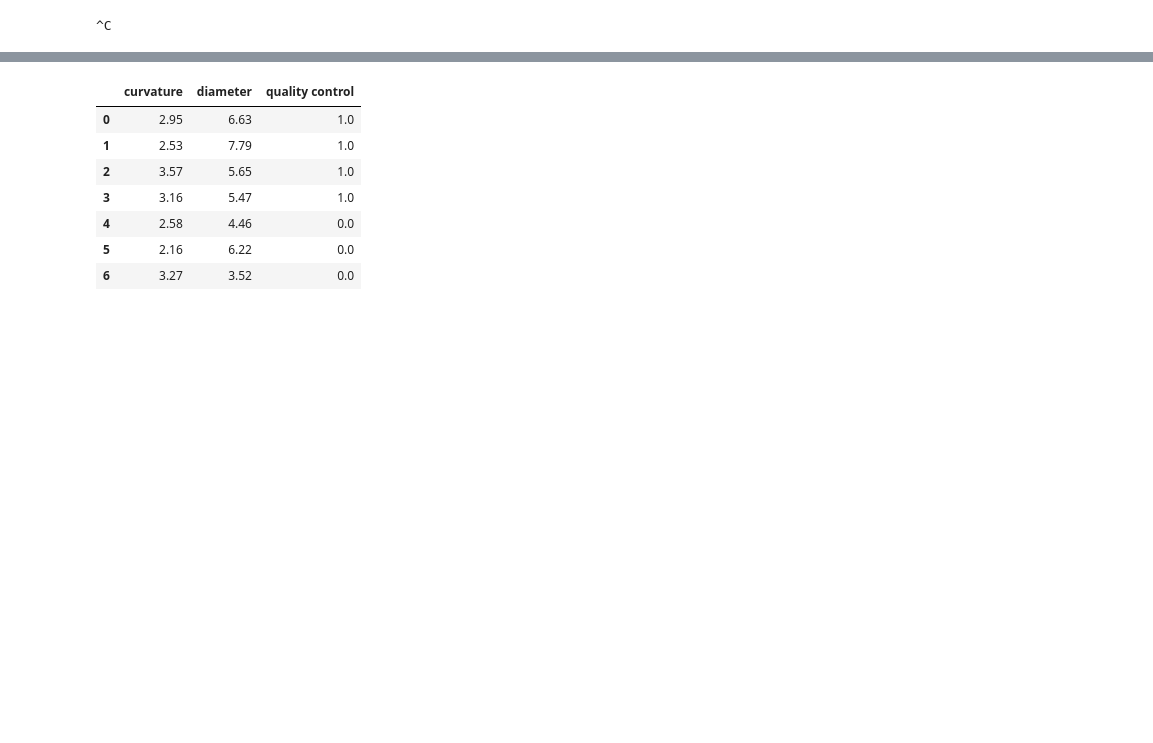
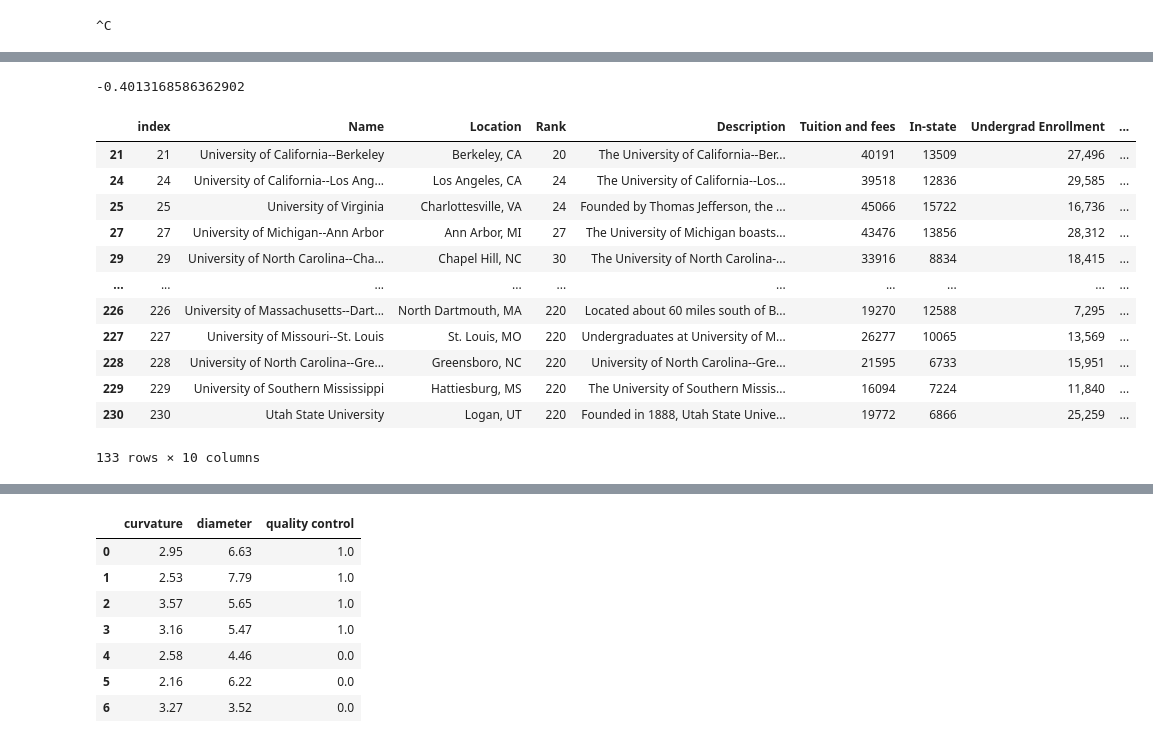
Before and after one commit to udaykiran1729/Programming, a Jupyter notebook: Py_prog/Note101.ipynb, the cells around one changed output, grey strips where cells are left out. Saved outputs shown, nothing was run; the diff lists cells and outputs as text; code cells hidden in the pictures; blank space fills up the shorter version.

```diff
--- a/Py_prog/Note101.ipynb
+++ b/Py_prog/Note101.ipynb
@@ -46,3 +62,36 @@ ModuleNotFoundError: No module named 'numpy'
+# %%
+df=pd.read_csv("C:\\Users\\Admin\\Downloads\\National_Universities_Rankings (1).csv")
+df=pd.DataFrame(df)
+# %%
+# df['Tuition and fees']=df['Tuition and fees'].apply(lambda x: int(x[1:].replace(',','')))
+# df['In-state']=df['In-state'].apply(lambda x: int(x[1:].replace(',','')))
+# df.dropna(inplace=True)
+# df[df['Tuition and fees']>df['In-state']].value_counts(['state'])
+df['Rank'].corr(df['Undergrad Enrollment'].apply(lambda x:int(x.replace(',',''))))
+# %% [output]
+-0.4013168586362902
+# %%
+df['state']=df['Location'].apply(lambda x : x.split(',')[1])
+df['country']=df['Location'].apply(lambda x:x.split(',')[0])
+# m=df.groupby(['state'])
+# m=df[df['Rank']<50].groupby('state')['Name'].count()
+# m['Name'].apply(list)
+df[df['In-state'].notnull()]
+df
+# %% [output]
+|  | index | Name | Location | Rank | Description | Tuition and fees | In-state | Undergrad Enrollment | ... |
+| 21 | 21 | University of California--Berkeley | Berkeley, CA | 20 | The University of California--Ber... | 40191 | 13509 | 27,496 | ... |
+| 24 | 24 | University of California--Los Ang... | Los Angeles, CA | 24 | The University of California--Los... | 39518 | 12836 | 29,585 | ... |
+| 25 | 25 | University of Virginia | Charlottesville, VA | 24 | Founded by Thomas Jefferson, the ... | 45066 | 15722 | 16,736 | ... |
+| 27 | 27 | University of Michigan--Ann Arbor | Ann Arbor, MI | 27 | The University of Michigan boasts... | 43476 | 13856 | 28,312 | ... |
+| 29 | 29 | University of North Carolina--Cha... | Chapel Hill, NC | 30 | The University of North Carolina-... | 33916 | 8834 | 18,415 | ... |
+| ... | ... | ... | ... | ... | ... | ... | ... | ... | ... |
+| 226 | 226 | University of Massachusetts--Dart... | North Dartmouth, MA | 220 | Located about 60 miles south of B... | 19270 | 12588 | 7,295 | ... |
+| 227 | 227 | University of Missouri--St. Louis | St. Louis, MO | 220 | Undergraduates at University of M... | 26277 | 10065 | 13,569 | ... |
+| 228 | 228 | University of North Carolina--Gre... | Greensboro, NC | 220 | University of North Carolina--Gre... | 21595 | 6733 | 15,951 | ... |
+| 229 | 229 | University of Southern Mississippi | Hattiesburg, MS | 220 | The University of Southern Missis... | 16094 | 7224 | 11,840 | ... |
+| 230 | 230 | Utah State University | Logan, UT | 220 | Founded in 1888, Utah State Unive... | 19772 | 6866 | 25,259 | ... |
+133 rows × 10 columns
 # %%
 import numpy as np
 import pandas as pd
```
Also changed, not shown: parts of 16 cells of this notebook, 16 other files.
